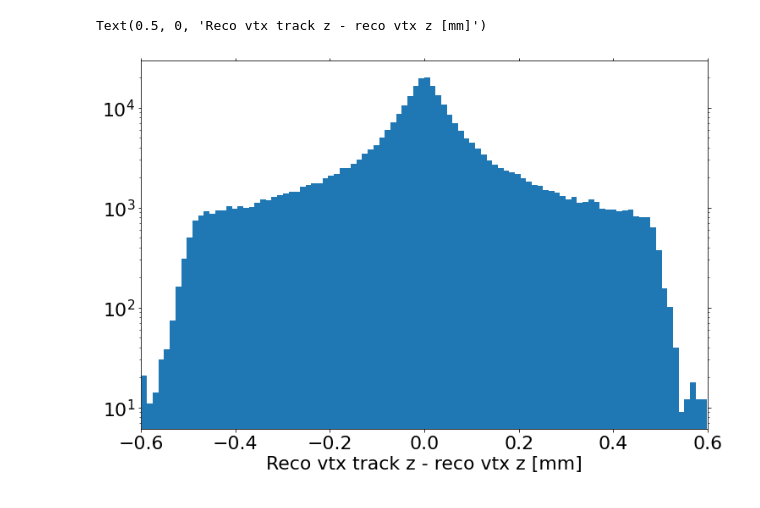
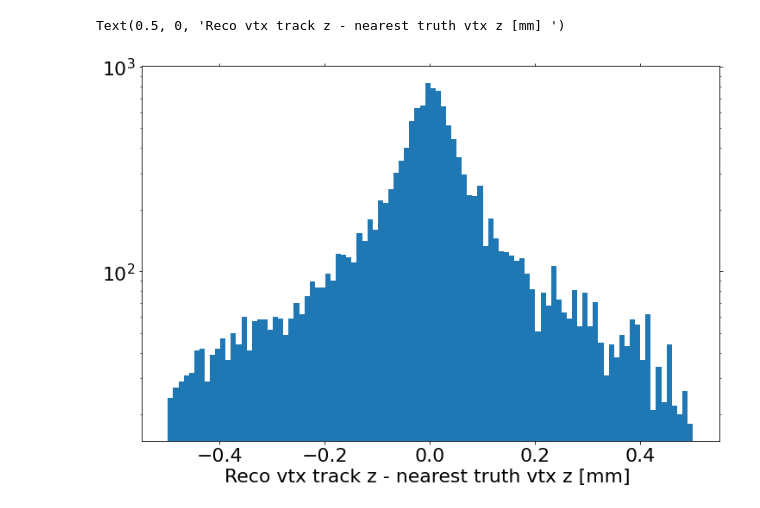
Before and after one commit to ttlindkvist/4DTracking, a Jupyter notebook: pileup_z.ipynb, the cells around one changed output. Drawn from its saved outputs; the diff is of its cells as text; code cells hidden in the pictures.

Commit message:
further investigation on vtx z/t resolution. Comparing track/vertex approaches in t. TODO: sigma cut/only fit core of gaussian

```diff
--- a/pileup_z.ipynb
+++ b/pileup_z.ipynb
@@ -60,7 +67,3 @@ for file in files:
             reco_vertex_z = np.concatenate((reco_vertex_z, tree['recovertex_z'].array(library='np')))
             truth_vertex_z = np.concatenate((truth_vertex_z, tree['truthvertex_z'].array(library='np')))
             truth_vertex_t = np.concatenate((truth_vertex_t, tree['truthvertex_t'].array(library='np')))
-# %%
-track_delta_z = np.array([])
-for event_idx in range(len(reco_vertex_z)):
-    track_delta_z = np.concatenate((track_delta_z, track_z0[event_idx][reco_vertex_track_idxs[event_idx][0]] - reco_vertex_z[event_idx][0]))
@@ -66,0 +96,25 @@ for event_idx in range(len(reco_vertex_z)):
+# %%
+delta_z = 2
+truth_localPU = computeLocalPUDensity(truth_vertex_z, delta_z)
+reco_localPU = computeLocalPUDensity(reco_vertex_z,   delta_z)
+
+truth_avgPU = computeAvgPUDensity(truth_vertex_z)
+reco_avgPU = computeAvgPUDensity(reco_vertex_z)
+
+binwidth = 1/(2*delta_z)
+
+_, truth_bin_edges, _ = plt.hist(truth_localPU, bins=np.arange(np.min(truth_localPU), np.max(truth_localPU) + binwidth, binwidth), density=False, alpha=0.7, label='Truth local')
+# _, reco_bin_edges, _  = plt.hist(reco_localPU,  bins=np.arange(np.min(reco_localPU), np.max(reco_localPU) + binwidth, binwidth), density=False, alpha=0.7, label='Reco local')
+
+_, truth_avg_bin_edges, _ = plt.hist(truth_avgPU, bins=20, density=False, alpha=0.7, label='Truth avg')
+# _, reco_avg_bin_edges, _  = plt.hist(reco_avgPU,  bins=np.arange(np.min(reco_localPU), np.max(reco_localPU) + binwidth, binwidth), density=False, alpha=0.7, label='Reco avg')
+
+# plt.text(0.1, 1900, 'Local PU $\\Delta z = {}$ mm'.format(delta_z), fontsize=22)
+
+plt.xlabel('PU density [vertices/mm]')
+plt.ylabel('Arb. units')
+plt.yscale('log')
+plt.xticks(np.arange(0, 10, 0.5))
+plt.xlim(0, 5)
+plt.legend(frameon=False)
+plt.tight_layout()
@@ -67,11 +180,8 @@ for event_idx in range(len(reco_vertex_z)):
 # %%
-max_z = 0.6
-
-_ = plt.hist(track_delta_z[np.abs(track_delta_z) < max_z], bins = 100)
-
-plt.xlim(-max_z, max_z)
+closest_truth_localPU_bins_delta_zs_flat = np.concatenate(closest_truth_localPU_bins_delta_zs)
+_  = plt.hist(closest_truth_localPU_bins_delta_zs_flat[np.abs(closest_truth_localPU_bins_delta_zs_flat) < 0.5], bins=100)
 plt.yscale('log')
-plt.xlabel('Reco vtx track z - reco vtx z [mm]')
+plt.xlabel('Reco vtx track z - nearest truth vtx z [mm] ')
 # %% [output]
-Text(0.5, 0, 'Reco vtx track z - reco vtx z [mm]')
+Text(0.5, 0, 'Reco vtx track z - nearest truth vtx z [mm] ')
-[figure, old version]
+[figure, new version]
```
Also changed, not shown: parts of 12 cells of this notebook, 2 other files.
